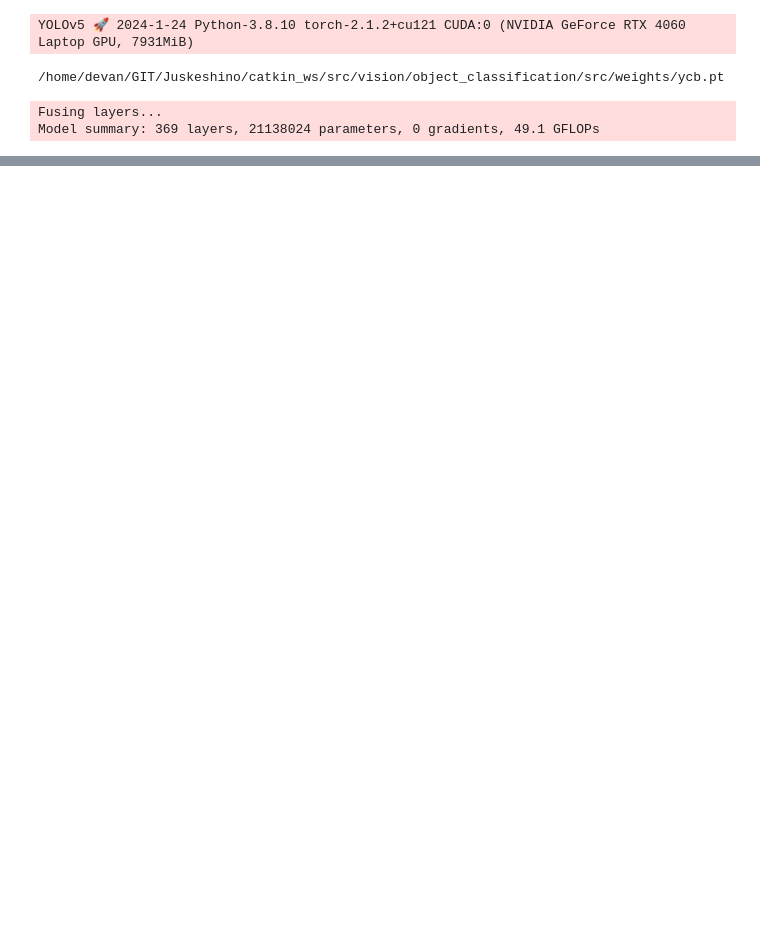
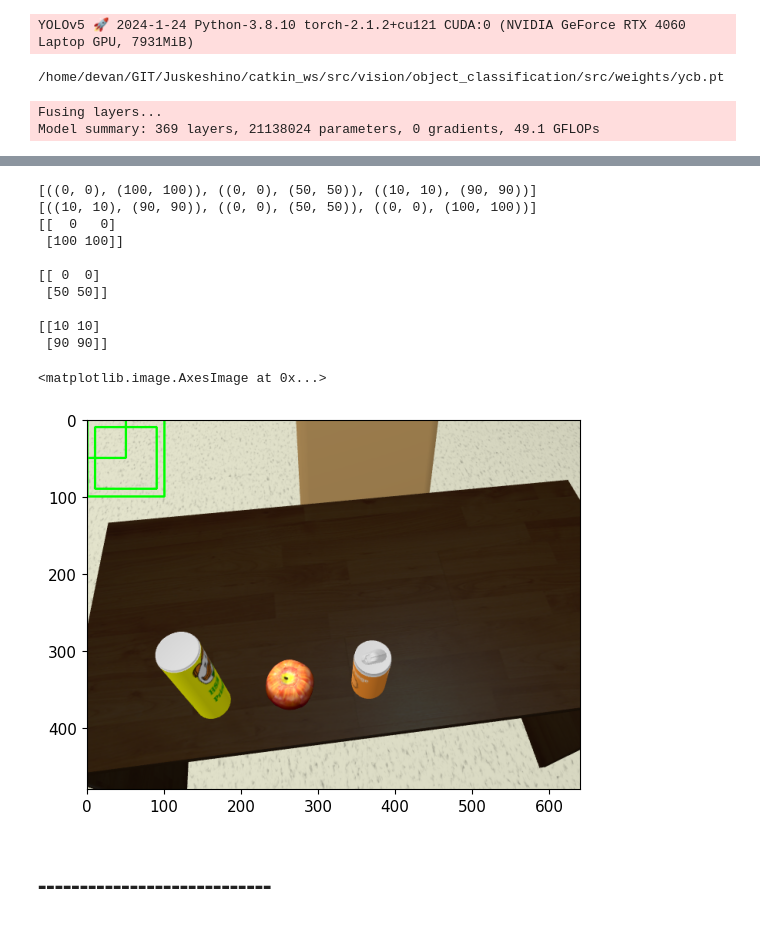
Before and after one commit to RobotJustina/Juskeshino, a Jupyter notebook: catkin_ws/src/mapless_navigation/vision_modules/scripts/yolo5_test.ipynb, the cells around one changed output, grey strips where cells are left out. Drawn from its saved outputs; the diff is of its cells as text; code cells hidden in the pictures; blank space fills up the shorter version.

```diff
--- a/catkin_ws/src/mapless_navigation/vision_modules/scripts/yolo5_test.ipynb
+++ b/catkin_ws/src/mapless_navigation/vision_modules/scripts/yolo5_test.ipynb
@@ -108,3 +186,45 @@ torch.Size([4, 6])
+# %%
+for i, point in enumerate(true_points):
+    print(point, " pred\t", true_predictions[i][0], true_predictions[i][1])
+# %%
+clone_img = sampling_img.copy()
+
+points = []
+points.append(((0,0), (100,100)))
+points.append(((0,0), (50,50)))
+points.append(((10,10), (90,90)))
+print(points)
+
+clear_points = points.copy()
+clear_points.reverse()
+print(clear_points)
+
+for point in points:
+    point_a = np.array(point)
+    print(point_a)
+
+
+
+    print()
+    clone_img = cv2.rectangle(clone_img , point[0], point[1],  (0, 255, 0), 2)
+
+
+plt.imshow(clone_img)
+# %% [output]
+[((0, 0), (100, 100)), ((0, 0), (50, 50)), ((10, 10), (90, 90))]
+[((10, 10), (90, 90)), ((0, 0), (50, 50)), ((0, 0), (100, 100))]
+[[  0   0]
+ [100 100]]
+
+[[ 0  0]
+ [50 50]]
+
+[[10 10]
+ [90 90]]
+<matplotlib.image.AxesImage at 0x...>
+[figure, added]
+# %% [markdown]
+# ----------------------------
 # %%
 debug_img = sampling_img.copy()
 
```
Also changed, not shown: parts of 9 cells of this notebook, 1 other file.
